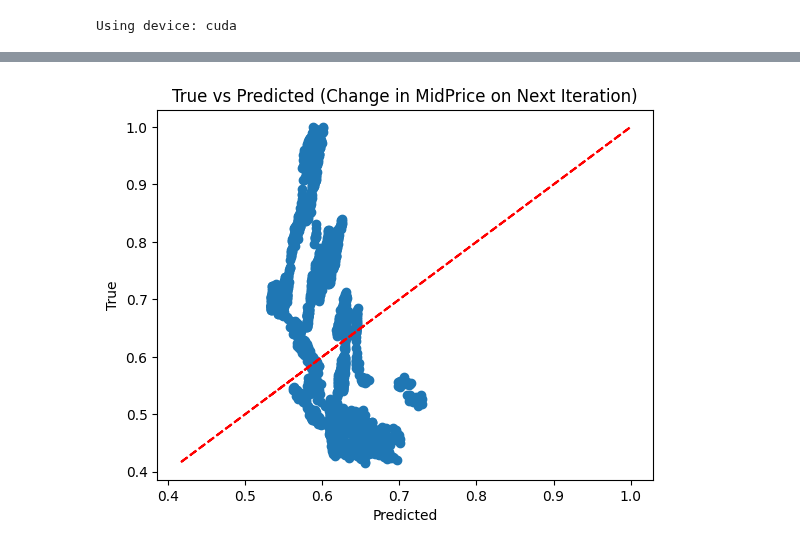
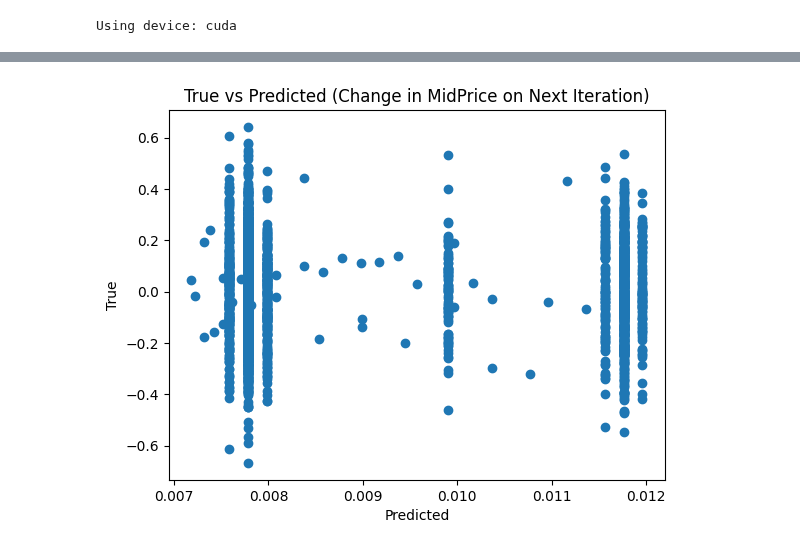
Before and after one commit to chrispyroberts/imc-prosperity-3, a Jupyter notebook: ROUND 4 chris analysis/round 4 analysis.ipynb, the cells around one changed output, grey strips where cells are left out. Cells and saved outputs as stored; diff of their text form; code cells hidden in the pictures.

```diff
--- a/ROUND 4 chris analysis/round 4 analysis.ipynb
+++ b/ROUND 4 chris analysis/round 4 analysis.ipynb
@@ -178,31 +114,29 @@ def get_data(df):
     # merged['shifted_mid_price'] = merged['MidPrice'].shift(-1)
     # merged['target'] = merged['shifted_mid_price'] - merged['MidPrice']
 
+    # only predict when below CSI
     df = df.copy()
-    # normalize all columns
-    # df = (df - df.mean()) / df.std()
+    csi = 46
+    df['below_CSI'] = df['sunlightIndex'] < csi
+    df['sunlight_gradient'] = df['sunlightIndex'].diff(20)
+    df['sugar_change'] = df['sugarPrice'].diff()
+    df['macron_change'] = df['MidPrice'].diff()
+
+    df['future_sugar_change'] = df['sugar_change'].shift()
+    df['future_macron_change'] = df['macron_change'].shift()
+    df = df[df['below_CSI'] == True]
 
     df.dropna(inplace=True)
 
-    for col in df.columns:
-        # df[col] = (df[col] - df[col].mean()) / df[col].std()
-        # df[col] = (df[col] - df[col].min()) / (df[col].max() - df[col].min())
-        # df[col] = (df[col] - df[col].min()) / (df[col].max() - df[col].min())
-        # min_max scaling
-        # min_max scaling
-        df[col] = (df[col] - df[col].min()) / (df[col].max() - df[col].min())
-
-
-
     # set features
     # features = ['sunlightIndex', 'sunlight_gradient', 'sugar_gradient', 'sugarPrice', 'importTariff', 'exportTariff']
-    features = ['sugarPrice', 'sunlightIndex', 'importTariff', 'exportTariff', 'transportFees']
-    target = ['MidPrice']
 
+    features = ['sunlight_gradient']
+    target = ['future_sugar_change']
 
-    test_data = df[df['timestamp'] > 0.9]
-    val_data = df[(df['timestamp'] > 0.8) & (df['timestamp'] <= 0.9)]
-    train_data = df[df['timestamp'] <= 0.8]
+    test_data = df[df['timestamp'] > 2.0e6]
+    val_data = df[df['timestamp'] > 2.0e6]
+    train_data = df[df['timestamp'] <= 2.0e6]
 
     train_X = train_data[features].values
     train_y = train_data[target].values
@@ -263,7 +181,7 @@ class Network(nn.Module):
 
 
 def train_model(model, train_X, train_y, device, epochs=1000, learning_rate=0.001):
-    criterion = nn.MSELoss()
+    criterion = nn.L1Loss()
     optimizer = torch.optim.Adam(model.parameters(), lr=learning_rate)
 
     train_losses = []
@@ -377,7 +295,6 @@ plt.title('True vs Predicted (Change in MidPrice on Next Iteration)')
 
 # plot y = x
 x = np.linspace(-5, 5, 100)
-plt.plot(target, target, label='y=x', c='red', linestyle='--')
 
 # check r^2
 from sklearn.metrics import r2_score
@@ -385,7 +302,6 @@ r2 = r2_score(target, pred)
 print(f'R^2: {r2}')
 
 # x = np.arange(len(target))
-# plt.plot(x, target, label='True')
 # plt.xlabel('Predicted')
 # plt.twinx()
 # plt.plot(x, pred, label='Predicted', c='red')
@@ -397 +313 @@ R^2: -0.39501333236694336
-[figure, old version]
+[figure, new version]
```
Also changed, not shown: parts of 13 cells of this notebook, 3 other files.
